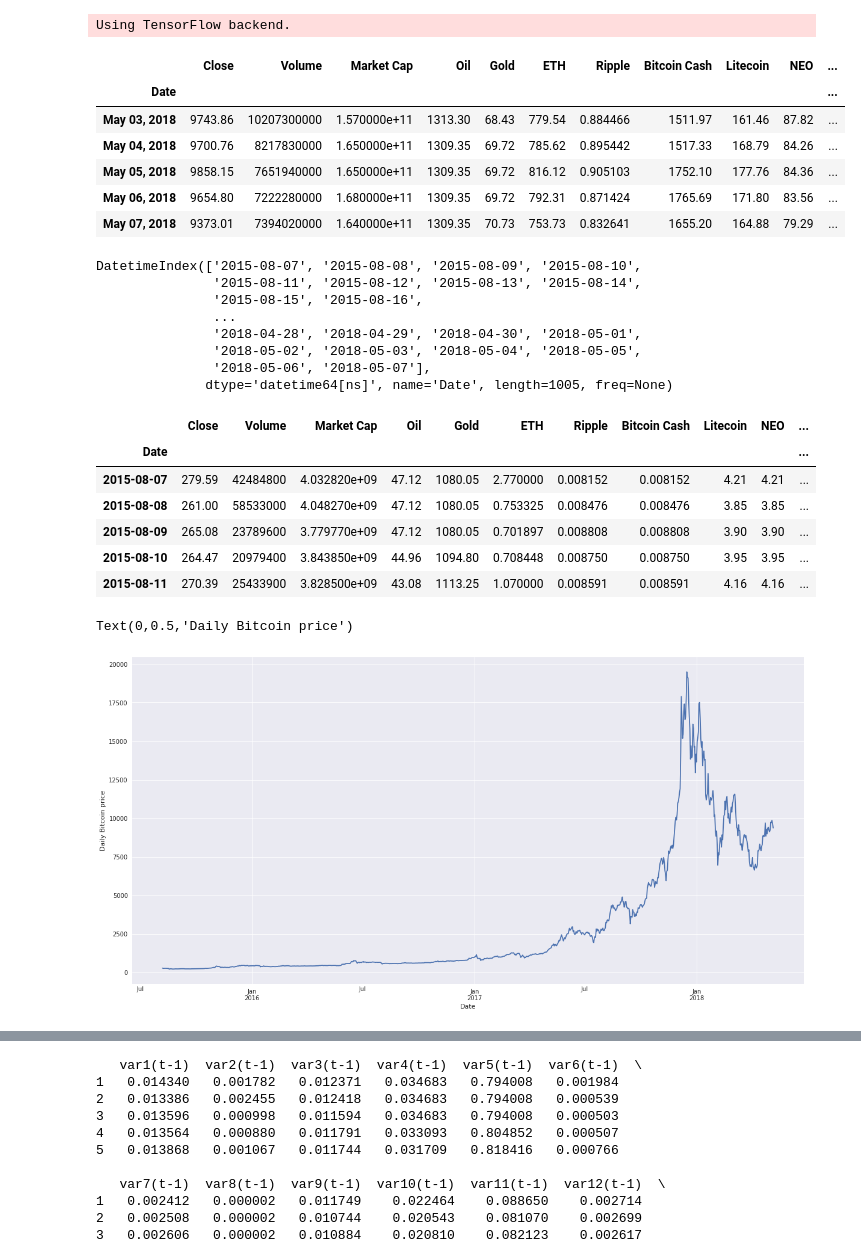
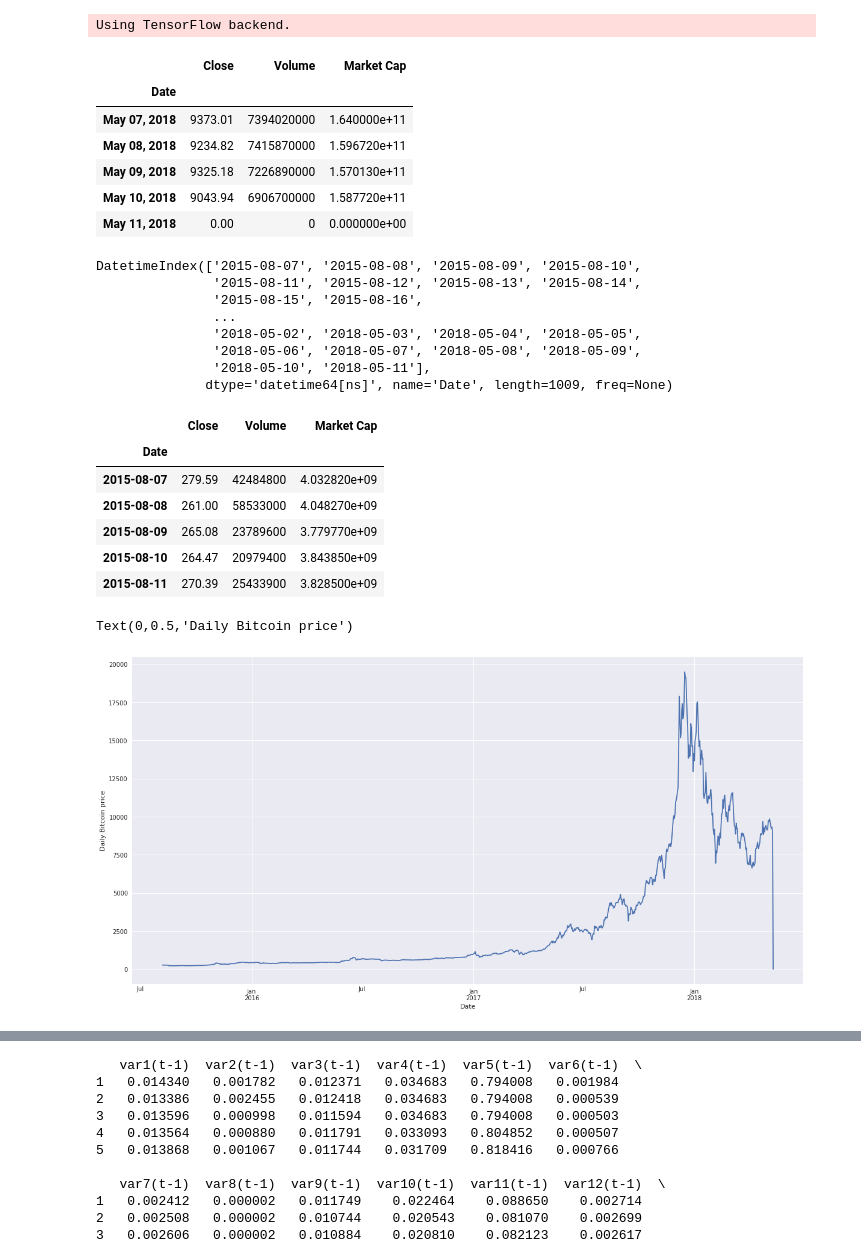
Before and after one commit to TrungAnh1812/essay, a Jupyter notebook: Untitled.ipynb, the cells around one changed output, grey strips where cells are left out. Drawn from its saved outputs; the diff is of its cells as text; code cells hidden in the pictures.

```diff
--- a/Untitled.ipynb
+++ b/Untitled.ipynb
@@ -27,17 +27,17 @@ from statsmodels.tsa.arima_model import ARIMA
 # %% [output]
 Using TensorFlow backend.
 # %%
-data = pd.read_csv('price_data_1.csv', index_col="Date")
+data = pd.read_csv('btc_price.csv', index_col="Date")
 
 data.tail()
 # %% [output]
-|  | Close | Volume | Market Cap | Oil | Gold | ETH | Ripple | Bitcoin Cash | Litecoin | NEO | ... |
-| Date |  |  |  |  |  |  |  |  |  |  | ... |
-| May 03, 2018 | 9743.86 | 10207300000 | 1.570000e+11 | 1313.30 | 68.43 | 779.54 | 0.884466 | 1511.97 | 161.46 | 87.82 | ... |
-| May 04, 2018 | 9700.76 | 8217830000 | 1.650000e+11 | 1309.35 | 69.72 | 785.62 | 0.895442 | 1517.33 | 168.79 | 84.26 | ... |
-| May 05, 2018 | 9858.15 | 7651940000 | 1.650000e+11 | 1309.35 | 69.72 | 816.12 | 0.905103 | 1752.10 | 177.76 | 84.36 | ... |
-| May 06, 2018 | 9654.80 | 7222280000 | 1.680000e+11 | 1309.35 | 69.72 | 792.31 | 0.871424 | 1765.69 | 171.80 | 83.56 | ... |
-| May 07, 2018 | 9373.01 | 7394020000 | 1.640000e+11 | 1309.35 | 70.73 | 753.73 | 0.832641 | 1655.20 | 164.88 | 79.29 | ... |
+|  | Close | Volume | Market Cap |
+| Date |  |  |  |
+| May 07, 2018 | 9373.01 | 7394020000 | 1.640000e+11 |
+| May 08, 2018 | 9234.82 | 7415870000 | 1.596720e+11 |
+| May 09, 2018 | 9325.18 | 7226890000 | 1.570130e+11 |
+| May 10, 2018 | 9043.94 | 6906700000 | 1.587720e+11 |
+| May 11, 2018 | 0.00 | 0 | 0.000000e+00 |
 # %%
 #Tranform the date field
 
@@ -49,23 +49,23 @@ DatetimeIndex(['2015-08-07', '2015-08-08', '2015-08-09', '2015-08-10',
                '2015-08-11', '2015-08-12', '2015-08-13', '2015-08-14',
                '2015-08-15', '2015-08-16',
                ...
-               '2018-04-28', '2018-04-29', '2018-04-30', '2018-05-01',
                '2018-05-02', '2018-05-03', '2018-05-04', '2018-05-05',
-               '2018-05-06', '2018-05-07'],
-              dtype='datetime64[ns]', name='Date', length=1005, freq=None)
+               '2018-05-06', '2018-05-07', '2018-05-08', '2018-05-09',
+               '2018-05-10', '2018-05-11'],
+              dtype='datetime64[ns]', name='Date', length=1009, freq=None)
-|  | Close | Volume | Market Cap | Oil | Gold | ETH | Ripple | Bitcoin Cash | Litecoin | NEO | ... |
-| Date |  |  |  |  |  |  |  |  |  |  | ... |
-| 2015-08-07 | 279.59 | 42484800 | 4.032820e+09 | 47.12 | 1080.05 | 2.770000 | 0.008152 | 0.008152 | 4.21 | 4.21 | ... |
-| 2015-08-08 | 261.00 | 58533000 | 4.048270e+09 | 47.12 | 1080.05 | 0.753325 | 0.008476 | 0.008476 | 3.85 | 3.85 | ... |
-| 2015-08-09 | 265.08 | 23789600 | 3.779770e+09 | 47.12 | 1080.05 | 0.701897 | 0.008808 | 0.008808 | 3.90 | 3.90 | ... |
-| 2015-08-10 | 264.47 | 20979400 | 3.843850e+09 | 44.96 | 1094.80 | 0.708448 | 0.008750 | 0.008750 | 3.95 | 3.95 | ... |
-| 2015-08-11 | 270.39 | 25433900 | 3.828500e+09 | 43.08 | 1113.25 | 1.070000 | 0.008591 | 0.008591 | 4.16 | 4.16 | ... |
+|  | Close | Volume | Market Cap |
+| Date |  |  |  |
+| 2015-08-07 | 279.59 | 42484800 | 4.032820e+09 |
+| 2015-08-08 | 261.00 | 58533000 | 4.048270e+09 |
+| 2015-08-09 | 265.08 | 23789600 | 3.779770e+09 |
+| 2015-08-10 | 264.47 | 20979400 | 3.843850e+09 |
+| 2015-08-11 | 270.39 | 25433900 | 3.828500e+09 |
 # %%
 data['Close'].plot(figsize=(20,10))
 plt.ylabel("Daily Bitcoin price")
 # %% [output]
 Text(0,0.5,'Daily Bitcoin price')
-[figure, old version]
+[figure, new version]
 # %%
 data1 = data['Close']
 
```
Also changed, not shown: parts of 8 cells of this notebook, 1 other file.
